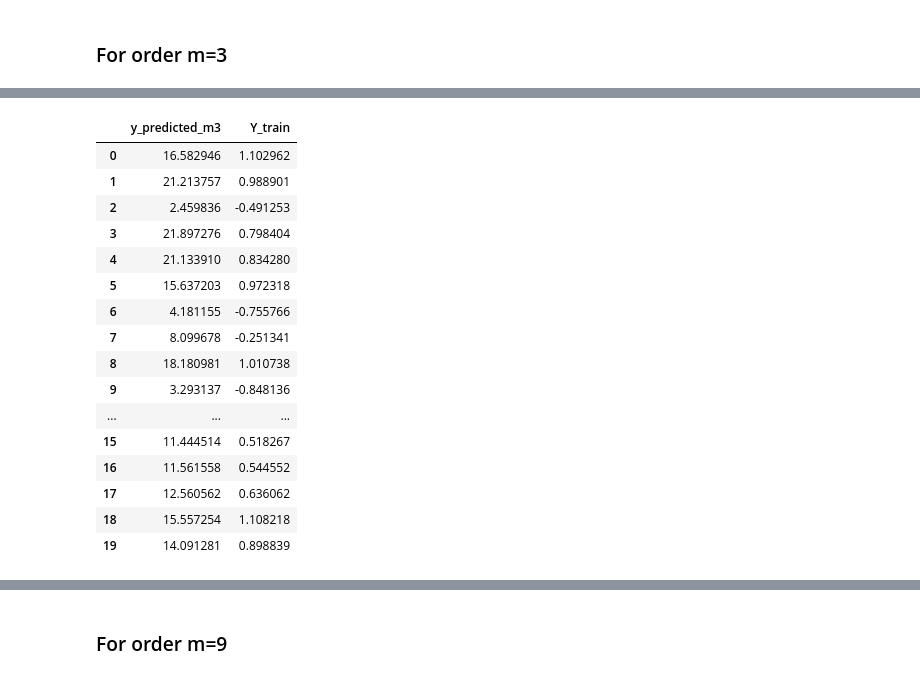
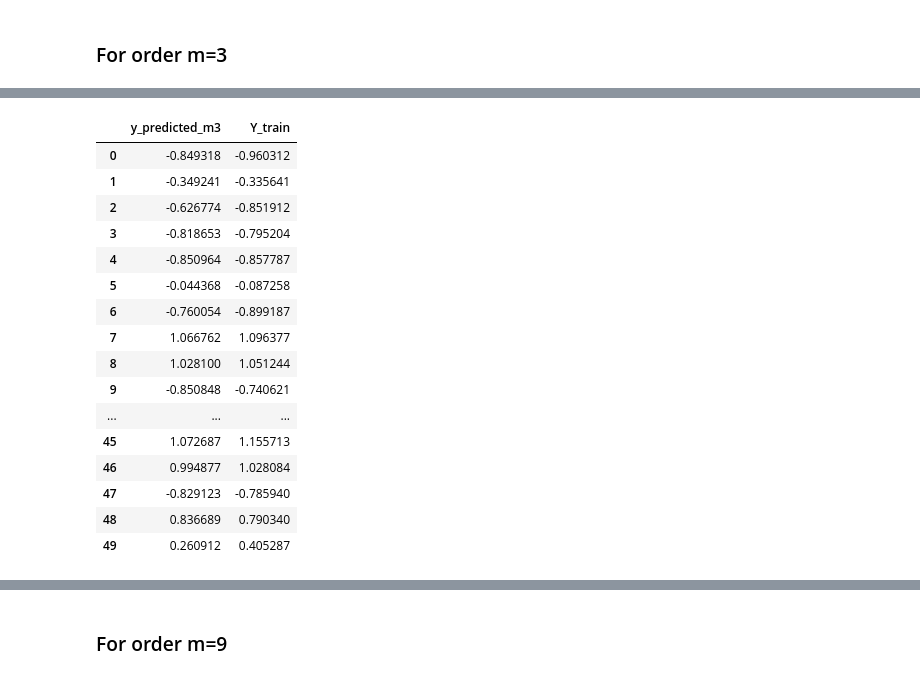
Before and after one commit to Rohanjos97/machine-learning-assignments, a Jupyter notebook: Assignment2.ipynb, the cells around one changed output, grey strips where cells are left out. Cells and saved outputs as stored; diff of their text form; code cells hidden in the pictures.

```diff
--- a/Assignment2.ipynb
+++ b/Assignment2.ipynb
@@ -239,6 +263,6 @@ def LSPR(x_dataset, y_dataset, degree):
   temp = np.matrix(np.dot(X_Trans_X_Inv, X.T))
   return np.dot(temp, y_dataset.values)
 
-LSP_ord_2 = np.flip(np.array(LSPR(df_train['X_train'], df_train['Y_train'], 2)))
+LSP_ord_2 = np.array(LSPR(df_train['X_train'], df_train['Y_train'], 2))
 LSP_ord_2
 # %% [output]
@@ -246,6 +270,6 @@ array([[-2.42725344, -0.29531628,  1.09161131]])
 # %%
 # Get the 'x' test data as an array to pass on to polynomial function
-X = np.array(df_train['X_train'])
+X = np.array(df_test['X_test'])
 y_predicted_m2 = []
 
 for val in X:
@@ -254,9 +278,6 @@ for val in X:
     y_val += LSP_ord_2[0][deg] * math.pow(val, deg)
   y_predicted_m2.append(y_val)
 
-# plot to compare trained vs actual values
-plt.scatter(X, y_predicted_m2, color='red')
-plt.scatter(X, np.array(df_train['Y_train']), color='black')
-
-print(np.array(y_predicted_m2))
+df_predicted_m2 = pd.DataFrame(data=(X, y_predicted_m2),index=['X', 'Y_predicted']).T
+df_predicted_m2
 # %% [output]
@@ -362,6 +410,6 @@ def LSPR(x_dataset, y_dataset, degree):
   temp = np.matrix(np.dot(X_Trans_X_Inv, X.T))
   return np.dot(temp, y_dataset.values)
 
-LSP_ord_3 = np.flip(np.array(LSPR(df_train['X_train'], df_train['Y_train'], 3)))
+LSP_ord_3 = np.array(LSPR(df_train['X_train'], df_train['Y_train'], 3))
 LSP_ord_3
 # %% [output]
@@ -369,6 +418,6 @@ array([[ 26.58829759, -40.35955788,  14.92940119,  -0.50578093]])
 # %%
 # Get the 'x' test data as an array to pass on to polynomial function
-X = np.array(df_train['X_train'])
+X = np.array(df_test['X_test'])
 y_predicted_m3 = []
 
 for val in X:
@@ -377,9 +426,6 @@ for val in X:
     y_val += LSP_ord_3[0][deg] * math.pow(val, deg)
   y_predicted_m3.append(y_val)
 
-# plot to compare trained vs actual values
-plt.scatter(X, y_predicted_m3, color='red')
-plt.scatter(X, np.array(df_train['Y_train']), color='black')
-
-print(np.array(y_predicted_m3))
+df_predicted_m3 = pd.DataFrame(data=(X, y_predicted_m3),index=['X', 'Y_predicted']).T
+df_predicted_m3
 # %% [output]
@@ -391,25 +467,25 @@ print(np.array(y_predicted_m3))
 # %%
-y_vs_y_hat_m3 = pd.DataFrame(data=(y_predicted_m3,Y_train),index=['y_predicted_m3','Y_train'])
+y_vs_y_hat_m3 = pd.DataFrame(data=(y_predicted_m3,Y_test),index=['y_predicted_m3','Y_train'])
 y_vs_y_hat_m3 = y_vs_y_hat_m3.T
 y_vs_y_hat_m3
 # %% [output]
 |  | y_predicted_m3 | Y_train |
-| 0 | 16.582946 | 1.102962 |
-| 1 | 21.213757 | 0.988901 |
-| 2 | 2.459836 | -0.491253 |
-| 3 | 21.897276 | 0.798404 |
-| 4 | 21.133910 | 0.834280 |
-| 5 | 15.637203 | 0.972318 |
-| 6 | 4.181155 | -0.755766 |
-| 7 | 8.099678 | -0.251341 |
-| 8 | 18.180981 | 1.010738 |
-| 9 | 3.293137 | -0.848136 |
+| 0 | -0.849318 | -0.960312 |
+| 1 | -0.349241 | -0.335641 |
+| 2 | -0.626774 | -0.851912 |
+| 3 | -0.818653 | -0.795204 |
+| 4 | -0.850964 | -0.857787 |
+| 5 | -0.044368 | -0.087258 |
+| 6 | -0.760054 | -0.899187 |
+| 7 | 1.066762 | 1.096377 |
+| 8 | 1.028100 | 1.051244 |
+| 9 | -0.850848 | -0.740621 |
 | ... | ... | ... |
-| 15 | 11.444514 | 0.518267 |
-| 16 | 11.561558 | 0.544552 |
-| 17 | 12.560562 | 0.636062 |
-| 18 | 15.557254 | 1.108218 |
-| 19 | 14.091281 | 0.898839 |
+| 45 | 1.072687 | 1.155713 |
+| 46 | 0.994877 | 1.028084 |
+| 47 | -0.829123 | -0.785940 |
+| 48 | 0.836689 | 0.790340 |
+| 49 | 0.260912 | 0.405287 |
 # %%
 ssr_m3 = []
 for itr in range(len(y_vs_y_hat_m3)):
```
Also changed, not shown: parts of 26 cells of this notebook.
